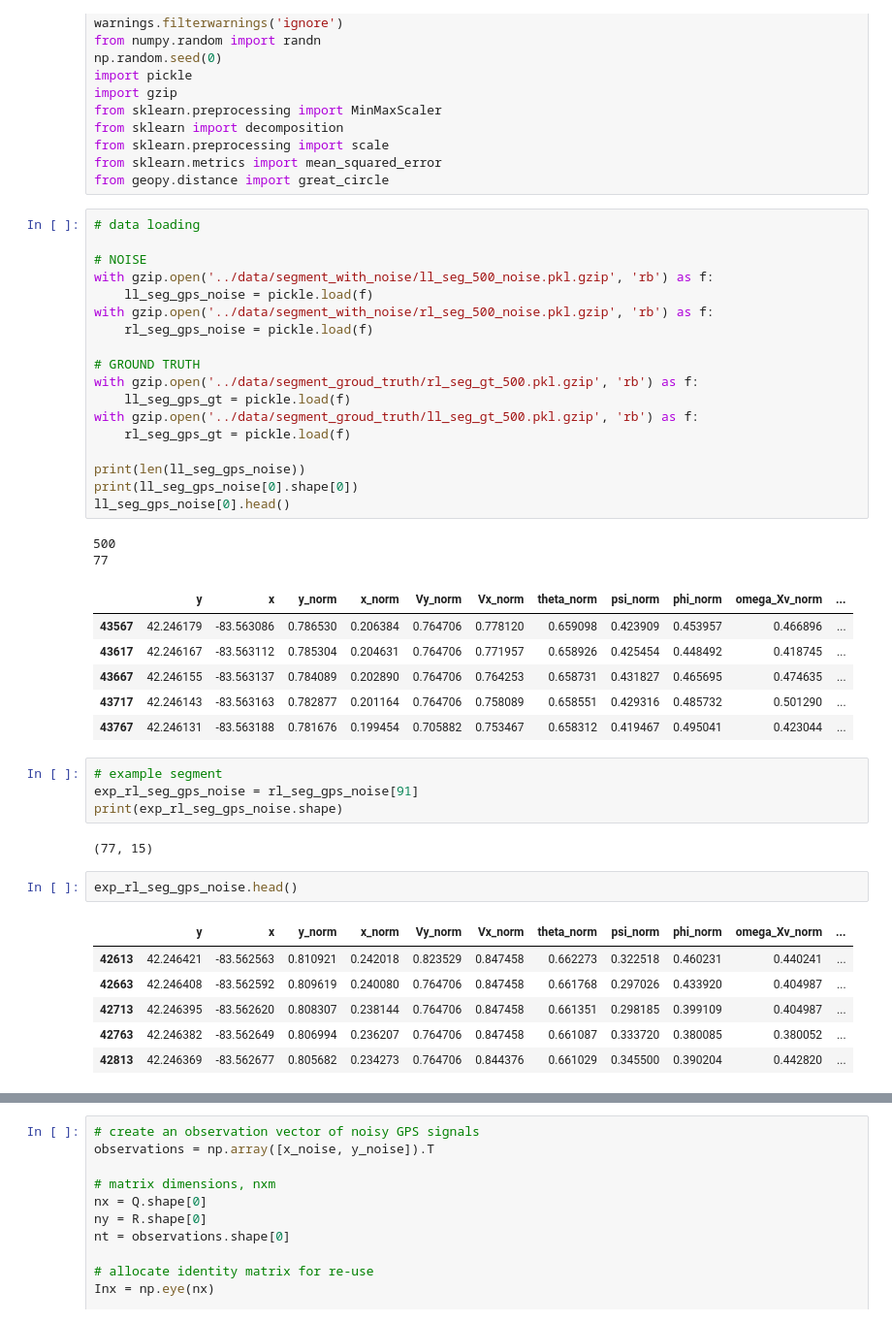
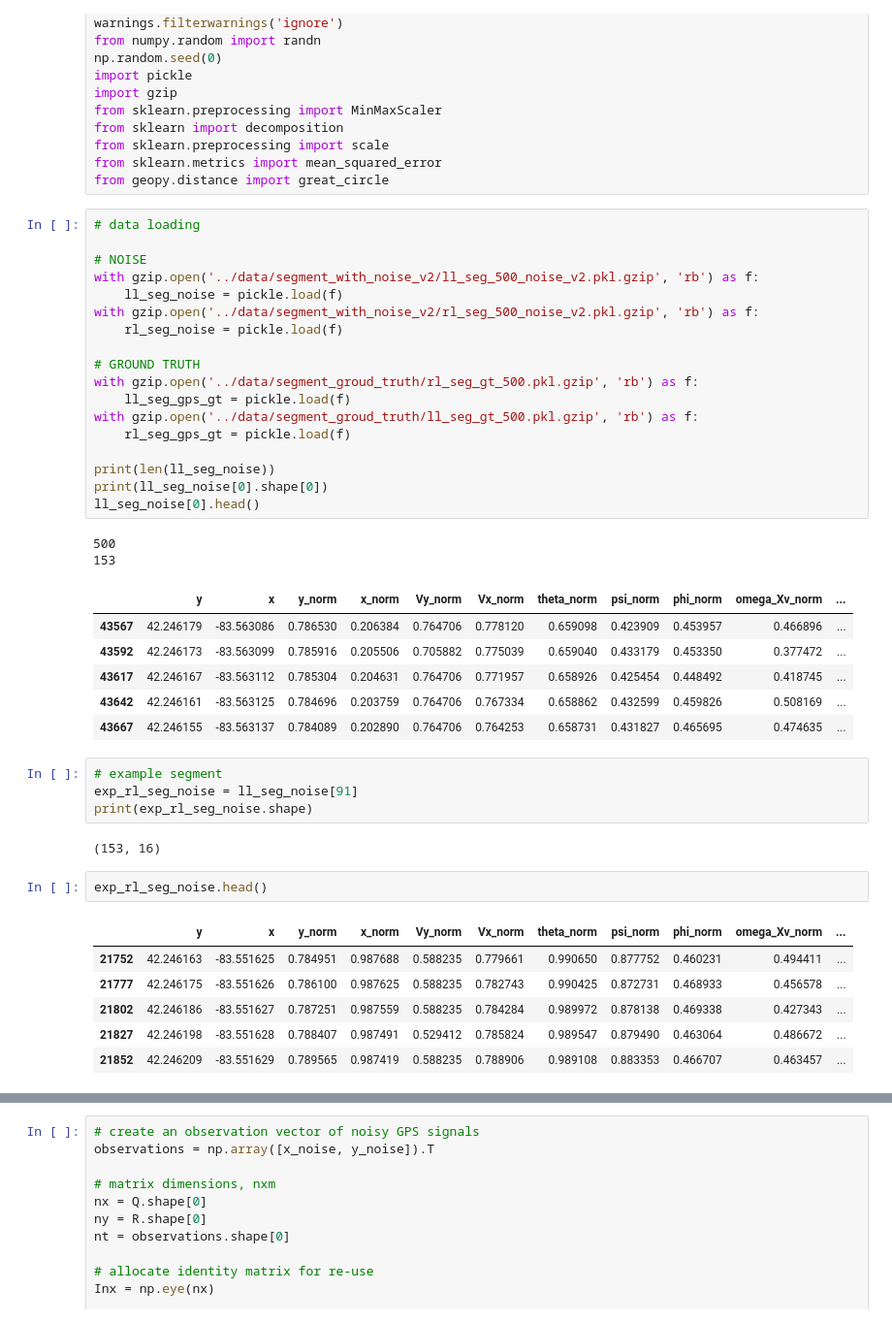
Before and after one commit to jarviskroos7/PATH_vehicle_localization, a Jupyter notebook: code/kf_baseline.ipynb, the cells around one changed output, grey strips where cells are left out. Shown at 97% size. Cells and saved outputs as stored; diff of their text form.

```diff
--- a/code/kf_baseline.ipynb
+++ b/code/kf_baseline.ipynb
@@ -19,10 +19,10 @@ from geopy.distance import great_circle
 # data loading
 
 # NOISE
-with gzip.open('../data/segment_with_noise/ll_seg_500_noise.pkl.gzip', 'rb') as f:
-    ll_seg_gps_noise = pickle.load(f)
-with gzip.open('../data/segment_with_noise/rl_seg_500_noise.pkl.gzip', 'rb') as f:
-    rl_seg_gps_noise = pickle.load(f)
+with gzip.open('../data/segment_with_noise_v2/ll_seg_500_noise_v2.pkl.gzip', 'rb') as f:
+    ll_seg_noise = pickle.load(f)
+with gzip.open('../data/segment_with_noise_v2/rl_seg_500_noise_v2.pkl.gzip', 'rb') as f:
+    rl_seg_noise = pickle.load(f)
 
 # GROUND TRUTH
 with gzip.open('../data/segment_groud_truth/rl_seg_gt_500.pkl.gzip', 'rb') as f:
@@ -30,30 +30,30 @@ with gzip.open('../data/segment_groud_truth/rl_seg_gt_500.pkl.gzip', 'rb') as f:
 with gzip.open('../data/segment_groud_truth/ll_seg_gt_500.pkl.gzip', 'rb') as f:
     rl_seg_gps_gt = pickle.load(f)
 
-print(len(ll_seg_gps_noise))
-print(ll_seg_gps_noise[0].shape[0])
-ll_seg_gps_noise[0].head()
+print(len(ll_seg_noise))
+print(ll_seg_noise[0].shape[0])
+ll_seg_noise[0].head()
 # %% [output]
 500
-77
+153
 |  | y | x | y_norm | x_norm | Vy_norm | Vx_norm | theta_norm | psi_norm | phi_norm | omega_Xv_norm | ... |
 | 43567 | 42.246179 | -83.563086 | 0.786530 | 0.206384 | 0.764706 | 0.778120 | 0.659098 | 0.423909 | 0.453957 | 0.466896 | ... |
+| 43592 | 42.246173 | -83.563099 | 0.785916 | 0.205506 | 0.705882 | 0.775039 | 0.659040 | 0.433179 | 0.453350 | 0.377472 | ... |
 | 43617 | 42.246167 | -83.563112 | 0.785304 | 0.204631 | 0.764706 | 0.771957 | 0.658926 | 0.425454 | 0.448492 | 0.418745 | ... |
+| 43642 | 42.246161 | -83.563125 | 0.784696 | 0.203759 | 0.764706 | 0.767334 | 0.658862 | 0.432599 | 0.459826 | 0.508169 | ... |
 | 43667 | 42.246155 | -83.563137 | 0.784089 | 0.202890 | 0.764706 | 0.764253 | 0.658731 | 0.431827 | 0.465695 | 0.474635 | ... |
-| 43717 | 42.246143 | -83.563163 | 0.782877 | 0.201164 | 0.764706 | 0.758089 | 0.658551 | 0.429316 | 0.485732 | 0.501290 | ... |
-| 43767 | 42.246131 | -83.563188 | 0.781676 | 0.199454 | 0.705882 | 0.753467 | 0.658312 | 0.419467 | 0.495041 | 0.423044 | ... |
 # %%
 # example segment
-exp_rl_seg_gps_noise = rl_seg_gps_noise[91]
-print(exp_rl_seg_gps_noise.shape)
+exp_rl_seg_noise = ll_seg_noise[91]
+print(exp_rl_seg_noise.shape)
 # %% [output]
-(77, 15)
+(153, 16)
 # %%
-exp_rl_seg_gps_noise.head()
+exp_rl_seg_noise.head()
 # %% [output]
 |  | y | x | y_norm | x_norm | Vy_norm | Vx_norm | theta_norm | psi_norm | phi_norm | omega_Xv_norm | ... |
-| 42613 | 42.246421 | -83.562563 | 0.810921 | 0.242018 | 0.823529 | 0.847458 | 0.662273 | 0.322518 | 0.460231 | 0.440241 | ... |
-| 42663 | 42.246408 | -83.562592 | 0.809619 | 0.240080 | 0.764706 | 0.847458 | 0.661768 | 0.297026 | 0.433920 | 0.404987 | ... |
-| 42713 | 42.246395 | -83.562620 | 0.808307 | 0.238144 | 0.764706 | 0.847458 | 0.661351 | 0.298185 | 0.399109 | 0.404987 | ... |
-| 42763 | 42.246382 | -83.562649 | 0.806994 | 0.236207 | 0.764706 | 0.847458 | 0.661087 | 0.333720 | 0.380085 | 0.380052 | ... |
-| 42813 | 42.246369 | -83.562677 | 0.805682 | 0.234273 | 0.764706 | 0.844376 | 0.661029 | 0.345500 | 0.390204 | 0.442820 | ... |
+| 21752 | 42.246163 | -83.551625 | 0.784951 | 0.987688 | 0.588235 | 0.779661 | 0.990650 | 0.877752 | 0.460231 | 0.494411 | ... |
+| 21777 | 42.246175 | -83.551626 | 0.786100 | 0.987625 | 0.588235 | 0.782743 | 0.990425 | 0.872731 | 0.468933 | 0.456578 | ... |
+| 21802 | 42.246186 | -83.551627 | 0.787251 | 0.987559 | 0.588235 | 0.784284 | 0.989972 | 0.878138 | 0.469338 | 0.427343 | ... |
+| 21827 | 42.246198 | -83.551628 | 0.788407 | 0.987491 | 0.529412 | 0.785824 | 0.989547 | 0.879490 | 0.463064 | 0.486672 | ... |
+| 21852 | 42.246209 | -83.551629 | 0.789565 | 0.987419 | 0.588235 | 0.788906 | 0.989108 | 0.883353 | 0.466707 | 0.463457 | ... |
```
Also changed, not shown: parts of 12 cells of this notebook, 15 other files.
